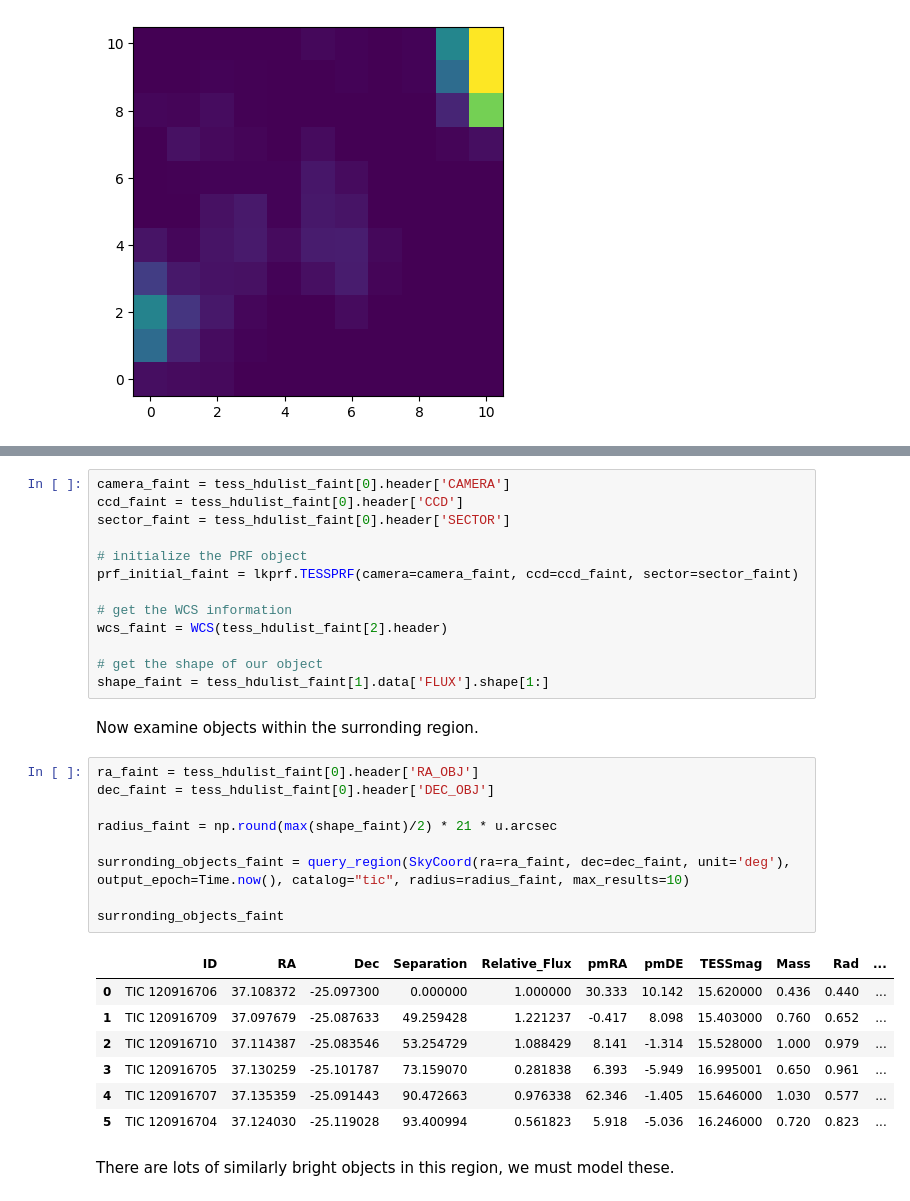
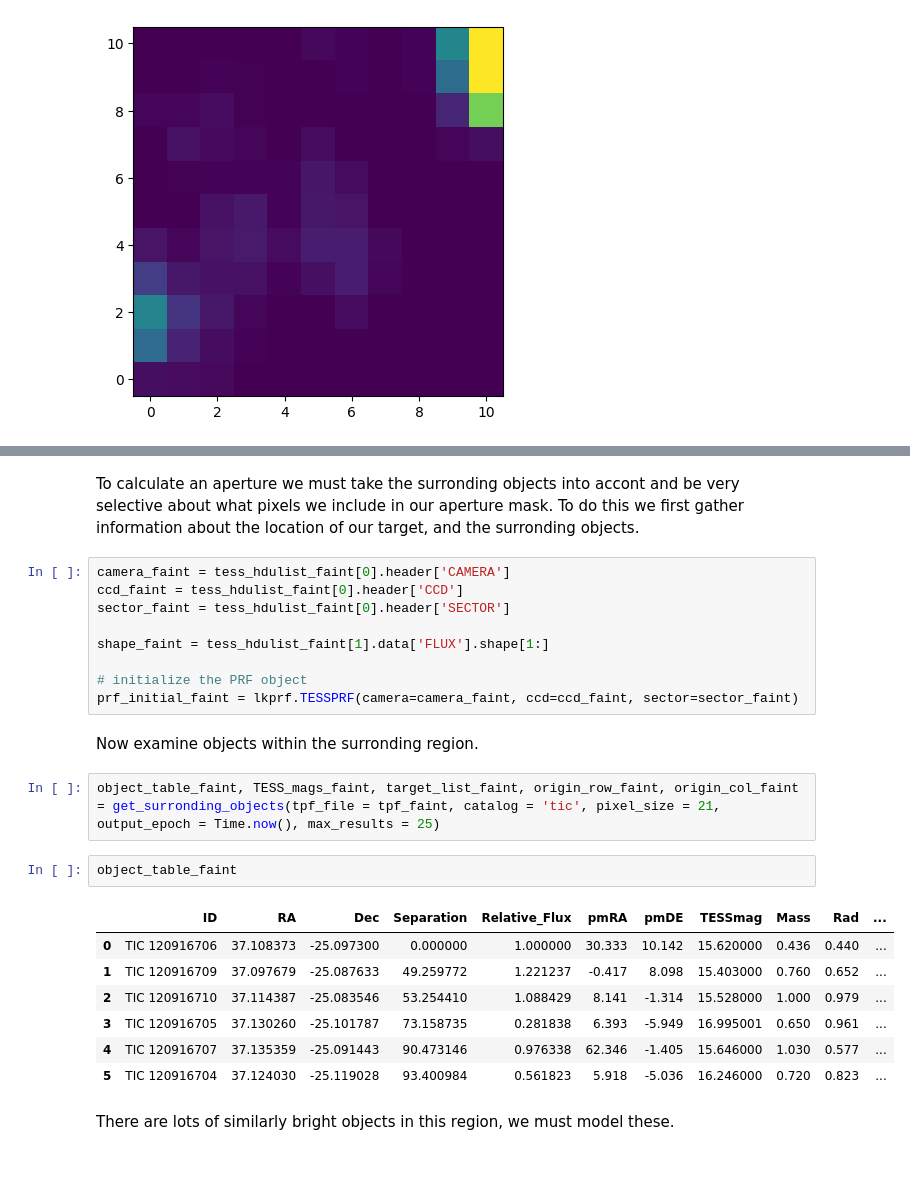
Before and after one commit to lightkurve/lkprf, a Jupyter notebook: docs/tutorials/lkprf_aperture_example.ipynb, the cells around one changed output, grey strips where cells are left out. Drawn from its saved outputs; the diff is of its cells as text; blank space fills up the shorter version.

```diff
--- a/docs/tutorials/lkprf_aperture_example.ipynb
+++ b/docs/tutorials/lkprf_aperture_example.ipynb
@@ -208,34 +335,27 @@ Our object is in the center of the field and is very faint and surronded by lots
+# %% [markdown]
+To calculate an aperture we must take the surronding objects into accont and be very selective about what pixels we include in our aperture mask. To do this we first gather information about the location of our target, and the surronding objects.
 # %%
 camera_faint = tess_hdulist_faint[0].header['CAMERA']
 ccd_faint = tess_hdulist_faint[0].header['CCD']
 sector_faint = tess_hdulist_faint[0].header['SECTOR']
 
+shape_faint = tess_hdulist_faint[1].data['FLUX'].shape[1:]
+
 # initialize the PRF object
 prf_initial_faint = lkprf.TESSPRF(camera=camera_faint, ccd=ccd_faint, sector=sector_faint)
-
-# get the WCS information
-wcs_faint = WCS(tess_hdulist_faint[2].header)
-
-# get the shape of our object
-shape_faint = tess_hdulist_faint[1].data['FLUX'].shape[1:]
 # %% [markdown]
 Now examine objects within the surronding region.
 # %%
-ra_faint = tess_hdulist_faint[0].header['RA_OBJ']
-dec_faint = tess_hdulist_faint[0].header['DEC_OBJ']
-
-radius_faint = np.round(max(shape_faint)/2) * 21 * u.arcsec
-
-surronding_objects_faint = query_region(SkyCoord(ra=ra_faint, dec=dec_faint, unit='deg'), output_epoch=Time.now(), catalog="tic", radius=radius_faint, max_results=10)
-
-surronding_objects_faint
+object_table_faint, TESS_mags_faint, target_list_faint, origin_row_faint, origin_col_faint  = get_surronding_objects(tpf_file = tpf_faint, catalog = 'tic', pixel_size = 21, output_epoch = Time.now(), max_results = 25)
-# %% [output]
-|  | ID | RA | Dec | Separation | Relative_Flux | pmRA | pmDE | TESSmag | Mass | Rad | ... |
-| 0 | TIC 120916706 | 37.108372 | -25.097300 | 0.000000 | 1.000000 | 30.333 | 10.142 | 15.620000 | 0.436 | 0.440 | ... |
-| 1 | TIC 120916709 | 37.097679 | -25.087633 | 49.259428 | 1.221237 | -0.417 | 8.098 | 15.403000 | 0.760 | 0.652 | ... |
-| 2 | TIC 120916710 | 37.114387 | -25.083546 | 53.254729 | 1.088429 | 8.141 | -1.314 | 15.528000 | 1.000 | 0.979 | ... |
-| 3 | TIC 120916705 | 37.130259 | -25.101787 | 73.159070 | 0.281838 | 6.393 | -5.949 | 16.995001 | 0.650 | 0.961 | ... |
-| 4 | TIC 120916707 | 37.135359 | -25.091443 | 90.472663 | 0.976338 | 62.346 | -1.405 | 15.646000 | 1.030 | 0.577 | ... |
-| 5 | TIC 120916704 | 37.124030 | -25.119028 | 93.400994 | 0.561823 | 5.918 | -5.036 | 16.246000 | 0.720 | 0.823 | ... |
+# %%
+object_table_faint
+# %% [output]
+|  | ID | RA | Dec | Separation | Relative_Flux | pmRA | pmDE | TESSmag | Mass | Rad | ... |
+| 0 | TIC 120916706 | 37.108373 | -25.097300 | 0.000000 | 1.000000 | 30.333 | 10.142 | 15.620000 | 0.436 | 0.440 | ... |
+| 1 | TIC 120916709 | 37.097679 | -25.087633 | 49.259772 | 1.221237 | -0.417 | 8.098 | 15.403000 | 0.760 | 0.652 | ... |
+| 2 | TIC 120916710 | 37.114387 | -25.083546 | 53.254410 | 1.088429 | 8.141 | -1.314 | 15.528000 | 1.000 | 0.979 | ... |
+| 3 | TIC 120916705 | 37.130260 | -25.101787 | 73.158735 | 0.281838 | 6.393 | -5.949 | 16.995001 | 0.650 | 0.961 | ... |
+| 4 | TIC 120916707 | 37.135359 | -25.091443 | 90.473146 | 0.976338 | 62.346 | -1.405 | 15.646000 | 1.030 | 0.577 | ... |
+| 5 | TIC 120916704 | 37.124030 | -25.119028 | 93.400984 | 0.561823 | 5.918 | -5.036 | 16.246000 | 0.720 | 0.823 | ... |
 # %% [markdown]
 There are lots of similarly bright objects in this region, we must model these.
```
Also changed, not shown: parts of 42 cells of this notebook.
